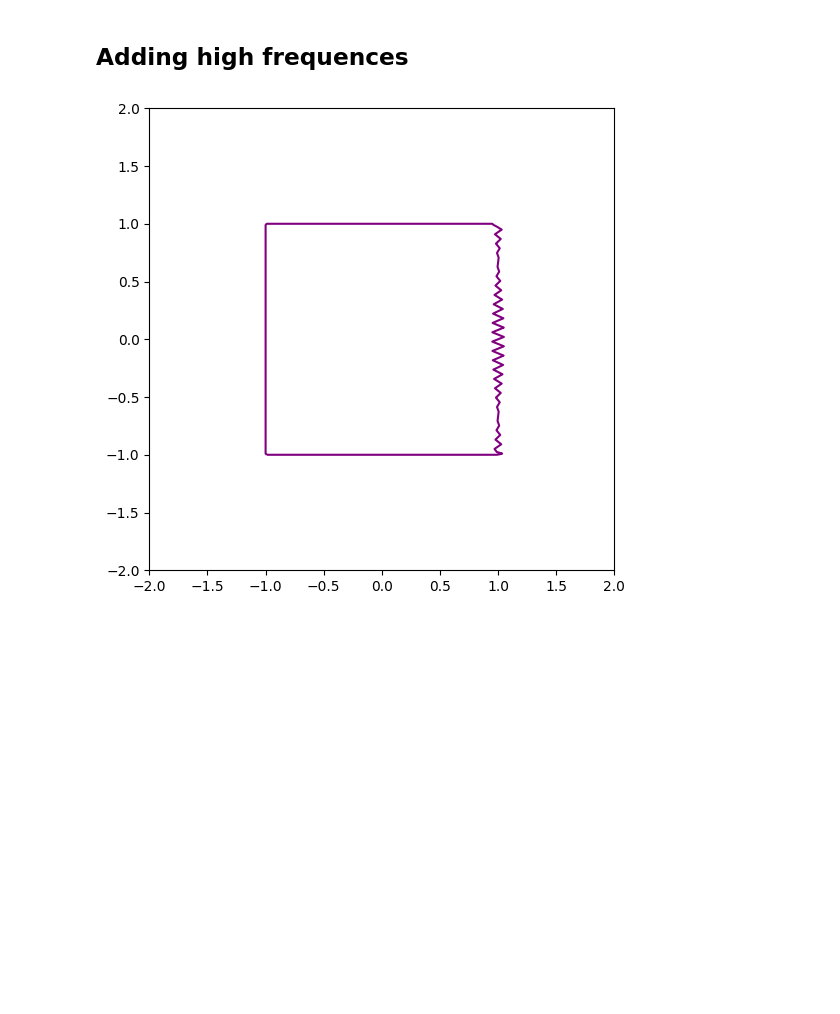
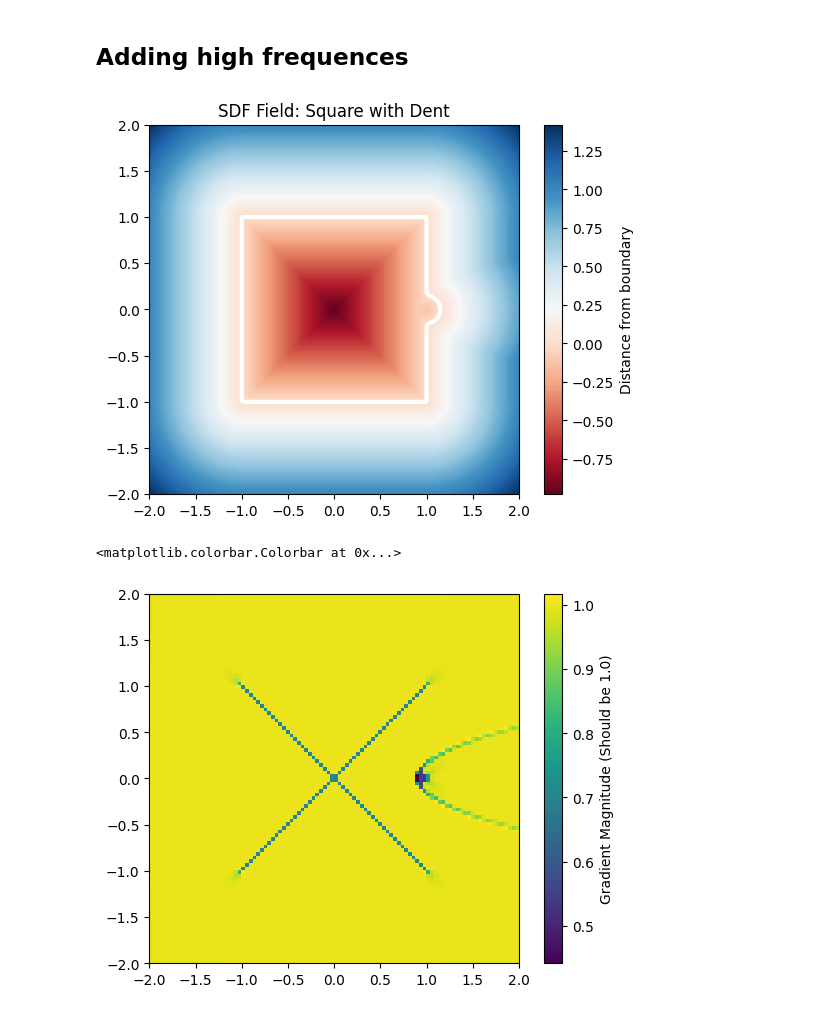
Before and after one commit to antonin-tarrade/sdf-marching-cubes, a Jupyter notebook: mlp-tests.ipynb, the cells around one changed output. Saved outputs shown, nothing was run; the diff lists cells and outputs as text; code cells hidden in the pictures; blank space fills up the shorter version.

```diff
--- a/mlp-tests.ipynb
+++ b/mlp-tests.ipynb
@@ -148,23 +542,54 @@ plt.show()
 # %% [markdown]
 ## Adding high frequences
 # %%
-def hf_square(x,y,r,freq=24,amp=0.05) :
+def hf_square(x, y, r=1.0, dent_radius=0.15):
+    """
+    Mathematically valid SDF: square with circular indentation (dent).
+    The dent is modeled as a true circular indentation at (r, 0).
+    Distance = min distance to square OR to dent circle (proper SDF union).
+    """
+    # 1. Compute proper distance to square (box SDF)
+    dx = np.abs(x) - r
+    dy = np.abs(y) - r
+    # Exterior distance (outside box)
+    dist_outside_sq = np.sqrt(np.maximum(dx, 0)**2 + np.maximum(dy, 0)**2)
+    # Interior distance (inside box)
+    dist_inside_sq = np.minimum(np.maximum(dx, dy), 0)
+    dist_to_square = dist_outside_sq + dist_inside_sq
 
-    perturbation = amp * np.sin(freq * np.pi * y / r)
+    # 2. Compute distance to dent (circle at right edge)
+    dist_to_dent_center = np.sqrt((x - r)**2 + (y - 0)**2)
+    dist_to_dent = dist_to_dent_center - dent_radius
 
-    # Right edge (x > 0)
-    right_side = np.where(x > 0, x - r - perturbation, -x - r)
+    # 3. Union: distance to closest surface
+    # The dent is a circular indentation, so we take minimum
+    result = np.minimum(dist_to_square, dist_to_dent)
+    return result
 
-    return np.maximum(right_side, np.abs(y) - r)
 
-plt.figure(figsize=(6,6))
 gridx = np.linspace(-2,2,100)
 gridy = np.linspace(-2,2,100)
 X,Y = np.meshgrid(gridx,gridy)
-Z = hf_square(X,Y,1)
-plt.contour(X,Y,Z,levels=[0], colors='purple')
+Z = hf_square(X,Y,1,0.15)
+
+
+cp = plt.contourf(X, Y, Z, levels=250, cmap='RdBu')
+plt.colorbar(cp, label='Distance from boundary')
+
+
+plt.contour(X, Y, Z, levels=[0], colors='white', linewidths=3)
+
+plt.title("SDF Field: Square with Dent")
+plt.gca().set_aspect('equal')
 plt.show()
+
+gy, gx = np.gradient(Z, gridx[1]-gridx[0])
+magnitude = np.sqrt(gx**2 + gy**2)
+plt.imshow(magnitude, extent=[-2,2,-2,2])
+plt.colorbar(label="Gradient Magnitude (Should be 1.0)")
 # %% [output]
-[figure, old version]
+[figure, new version]
+<matplotlib.colorbar.Colorbar at 0x...>
+[figure, added]
 # %%
 # Train MLP on hf_square
```
Also changed, not shown: parts of 16 cells of this notebook, 33 other files.
